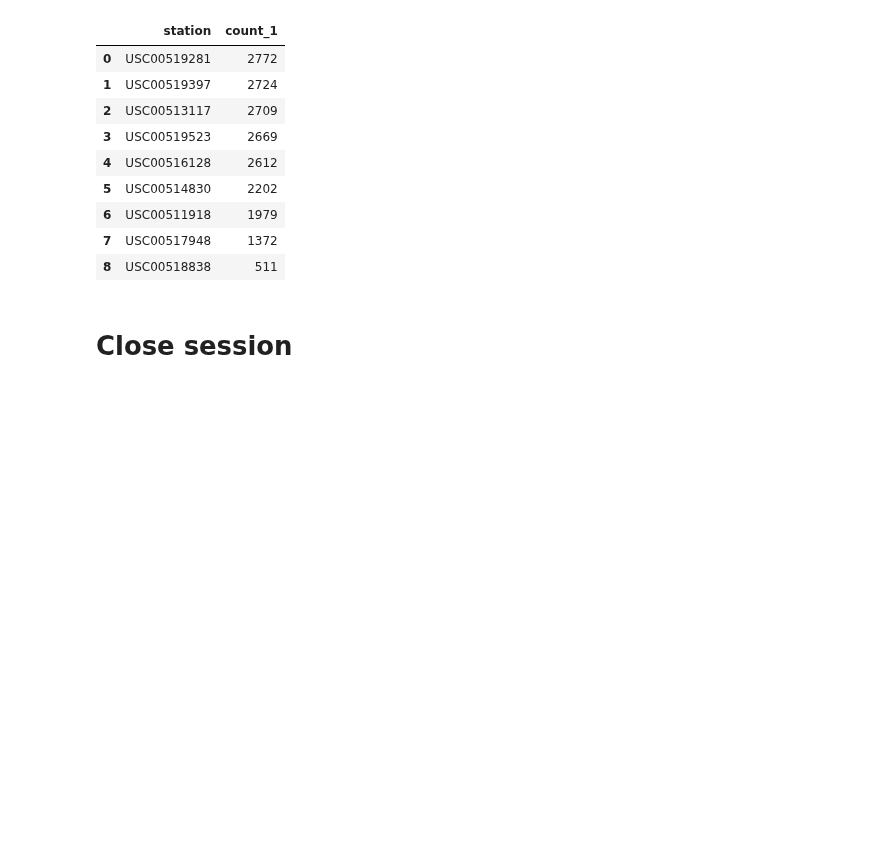
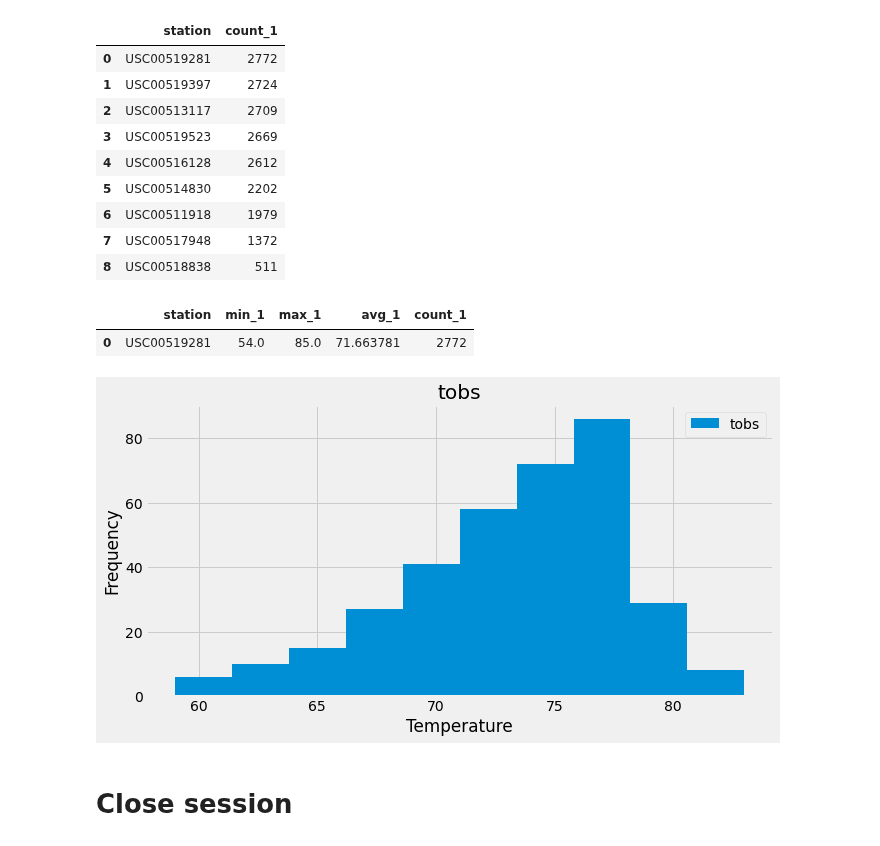
Before and after one commit to jjwilliams11/sqlalchemy-challenge, a Jupyter notebook: climate_starter.ipynb, the cells around one changed output. Saved outputs shown, nothing was run; the diff lists cells and outputs as text; code cells hidden in the pictures; blank space fills up the shorter version.

Commit message:
station analysis queries and graph started

```diff
--- a/climate_starter.ipynb
+++ b/climate_starter.ipynb
@@ -132,12 +132,12 @@ print(total_stations)
 # %%
 # Design a query to find the most active stations (i.e. what stations have the most rows?)
 # List the stations and the counts in descending order.
-most_stations = session.query(measurement.station, func.count(measurement.station)).group_by(measurement.station)\
+count_stations = session.query(measurement.station, func.count(measurement.station)).group_by(measurement.station)\
     .order_by(func.count(measurement.station).desc()).statement
 
-# Test query results
-test = pd.read_sql_query(most_stations,session.bind)
-test
+# Show query results
+stations_count = pd.read_sql_query(count_stations,session.bind)
+stations_count
 # %% [output]
 |  | station | count_1 |
 | 0 | USC00519281 | 2772 |
@@ -151,3 +151,13 @@ test
 | 8 | USC00518838 | 511 |
 # %%
 # Using the most active station id from the previous query, calculate the lowest, highest, and average temperature.
+most_active_station = stations_count.iloc[0].station
+station_stats_query = session.query(measurement.station, func.min(measurement.tobs),
+                                    func.max(measurement.tobs), func.avg(measurement.tobs),
+                                   func.count(measurement.tobs))\
+                                    .filter(measurement.station == most_active_station).statement
+station_temp = pd.read_sql_query(station_stats_query,session.bind)
+station_temp
+# %% [output]
+|  | station | min_1 | max_1 | avg_1 | count_1 |
+| 0 | USC00519281 | 54.0 | 85.0 | 71.663781 | 2772 |
@@ -157,3 +164,32 @@ test
+# %%
+# Using the most active station id
+# Query the last 12 months of temperature observation data for this station and plot the results as a histogram
+temp_query = session.query(measurement.date, measurement.tobs)\
+    .filter(measurement.date.between('2016-08-23', '2017-08-23'))\
+    .filter(measurement.station == most_active_station).statement
+
+# Save the query results as a Pandas DataFrame and set the index to the date column
+station_temp_year = pd.read_sql_query(temp_query,session.bind).set_index('date')
+
+# Sort the dataframe by date
+sorted_station_temp_year = station_temp_year.sort_index()
+
+# Use Pandas Plotting with Matplotlib to plot the data
+# hist = sorted_station_temp_year.hist(column="salary", color="r")
+# plt.title("Common Salary Ranges for Employees")
+# plt.xlabel("Employee Salaries")
+# plt.ylabel("Number of Employees")
+# plt.show()
+
+
+sorted_station_temp_year.hist( column='tobs', figsize=(10,5))
+plt.legend(["tobs"], loc= "upper right")
+plt.xlabel("Temperature")
+plt.ylabel("Frequency")
+# plt.xticks(rotation=75)
+plt.show()
+# %% [output]
+[figure, added]
 # %% [markdown]
 # Close session
 # %%
```
Also changed, not shown: parts of 1 cell of this notebook, 1 other file.
